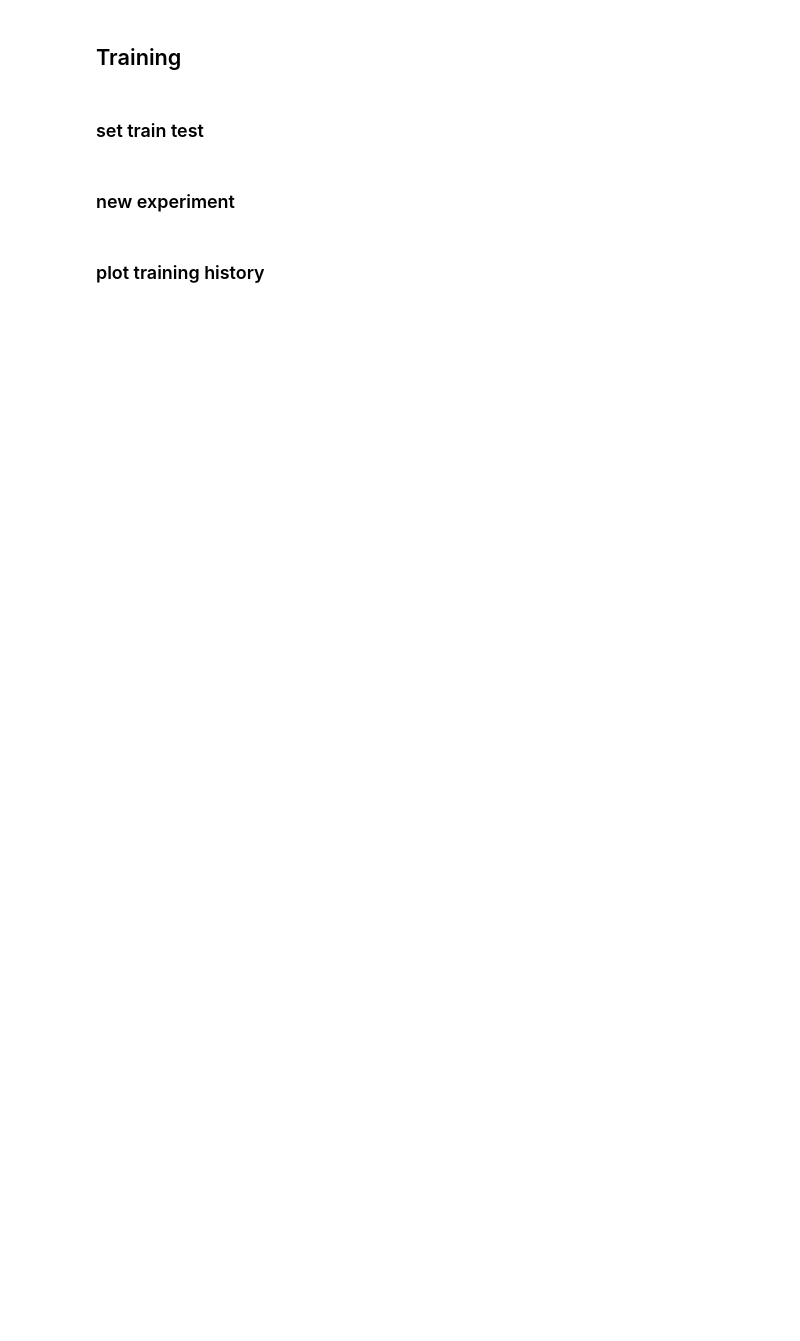
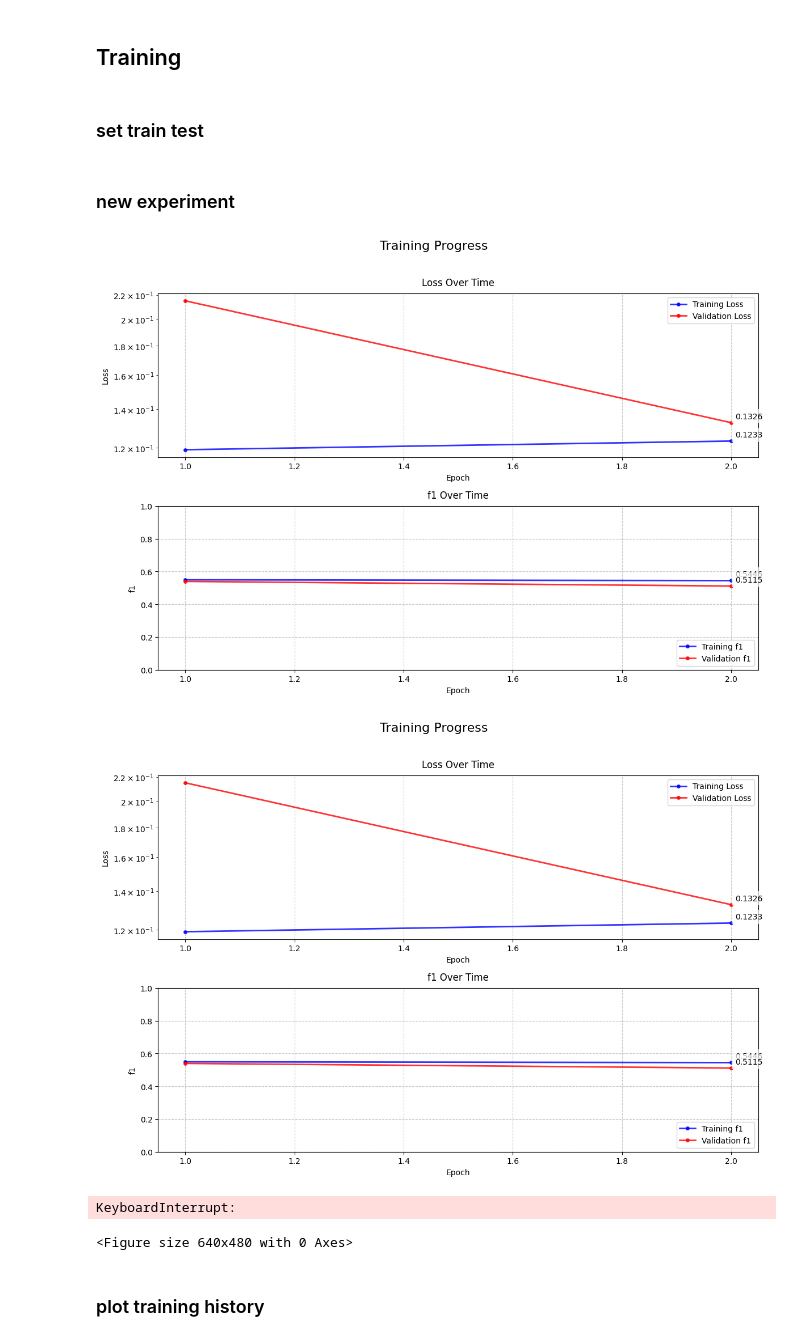
Before and after one commit to Giovannicus/GreenTech-AI, a Jupyter notebook: main.ipynb, the cells around one changed output. Drawn from its saved outputs; the diff is of its cells as text; code cells hidden in the pictures; blank space fills up the shorter version.

Commit message:
up to graph

```diff
--- a/main.ipynb
+++ b/main.ipynb
@@ -173,0 +131,5 @@ Estimated Total Size (MB): 275.13
+# %%
+import timm
+device="cuda" if torch.cuda.is_available() else "cpu"
+model = timm.create_model('efficientformer_l1',pretrained=True, num_classes=1).to(device)
+summary(model, input_size=(1, 3, 224, 224), device=device)
@@ -304,69 +283,73 @@ def manual_one_hot(tensor, num_classes=None):
 # %% [markdown]
 ### new experiment
 # %%
-N_EPOCHS = 30
-MAX_PATIENCE = 5
+N_EPOCHS = 3
+MAX_PATIENCE = 2
 LEARNING_RATE = 1e-3
 LR_DECAY = 0.99
 DECAY_LR_EVERY_N_EPOCHS = 2
 EXPERIMENT_NAME = 'exp1'
 
-model = vgg.to(device)
-criterion = nn.CrossEntropyLoss().to(device)
+criterion = torch.nn.BCEWithLogitsLoss().to(device)
 logger = get_logger(ch_log_level=logging.INFO, fh_log_level=logging.INFO)
 optimizer = optim.Adam(model.parameters(), lr=LEARNING_RATE)
 
 print('  + Number of params: {}'.format(sum([p.data.nelement() for p in model.parameters()])))
 exp = Experiment(EXPERIMENT_NAME, "exps", logger)
-
+shutil.rmtree("exps/exp1")
 exp.init()
 monitor = TrainingMonitor()
 
 for epoch in range(exp.epoch, exp.epoch+N_EPOCHS):
     since = time.time()
 
-    trn_loss, trn_precision = train(model, trainloader, criterion, optimizer,device)
-    logger.info('Epoch {:d}: Train - Loss: {:.4f}\tPrecision: {:.4f}'.format(
-        epoch, trn_loss, trn_precision))
+    trn_loss, trn_f1 = train(model, trainloader, criterion, optimizer,device)
+    logger.info('Epoch {:d}: Train - Loss: {:.4f}\tF1_score: {:.4f}'.format(
+        epoch, trn_loss, trn_f1))
     time_elapsed = time.time() - since
     logger.info('Train Time {:.0f}m {:.0f}s'.format(
         time_elapsed // 60, time_elapsed % 60))
 
-    val_loss, val_precision = test(model, valloader, criterion,device)
-    logger.info('Val - Loss: {:.4f}, Precision: {:.4f}'.format(
-        val_loss, val_precision))
+    val_loss, val_f1 = test(model, valloader, criterion,device)
+    logger.info('Val - Loss: {:.4f}, F1_score: {:.4f}'.format(
+        val_loss, val_f1))
     time_elapsed = time.time() - since
     logger.info('Total Time {:.0f}m {:.0f}s\n'.format(
         time_elapsed // 60, time_elapsed % 60))
 
     monitor.update(
         epoch=epoch,
         train_loss=trn_loss,
         val_loss=val_loss,
-        train_precision=trn_precision,
-        val_precision=val_precision
+        train_f1=trn_f1,
+        val_f1=val_f1
     )
 
-    exp.save_history('train', trn_loss, trn_precision)
-    exp.save_history('val', val_loss, val_precision)
+    exp.save_history('train', trn_loss, trn_f1)
+    exp.save_history('val', val_loss, val_f1)
 
-    exp.save_weights(model, trn_loss, val_loss, trn_precision, val_precision)
+    exp.save_weights(model, trn_loss, val_loss, trn_f1, val_f1)
     exp.save_optimizer(optimizer, val_loss)
 
     if (epoch - exp.best_val_loss_epoch) > MAX_PATIENCE:
         logger.info(f"Early Stopping at epoch {epoch} since no better loss found since epoch {exp.best_val_loss_epoch}")
         break
 
     adjust_learning_rate(LEARNING_RATE, LR_DECAY, optimizer,
                          epoch, DECAY_LR_EVERY_N_EPOCHS)
 
     exp.epoch += 1
 
 try:
     monitor.save(os.path.join(exp.history_dir, 'final_training_progress.png'))
     monitor.stop()
 except:
     pass
+# %% [output]
+[figure, added]
+[figure, added]
+KeyboardInterrupt:
+<Figure size 640x480 with 0 Axes>
 # %%
 ### run if already have exp and avoid training
 import zipfile
```
Also changed, not shown: parts of 8 cells of this notebook, 4 other files.
